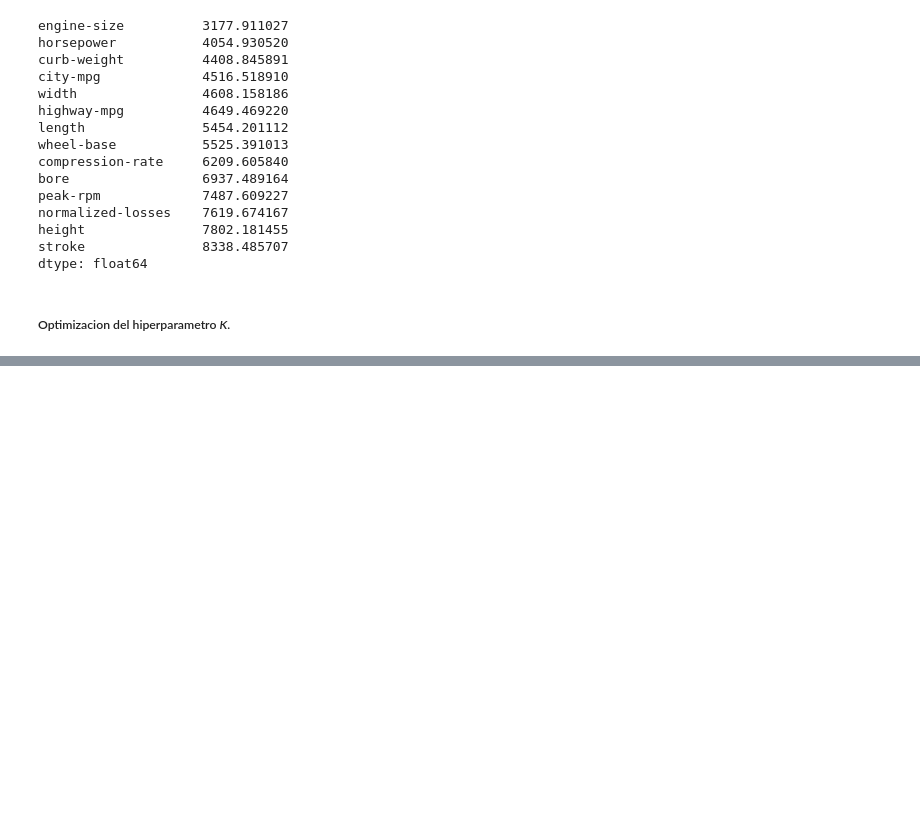
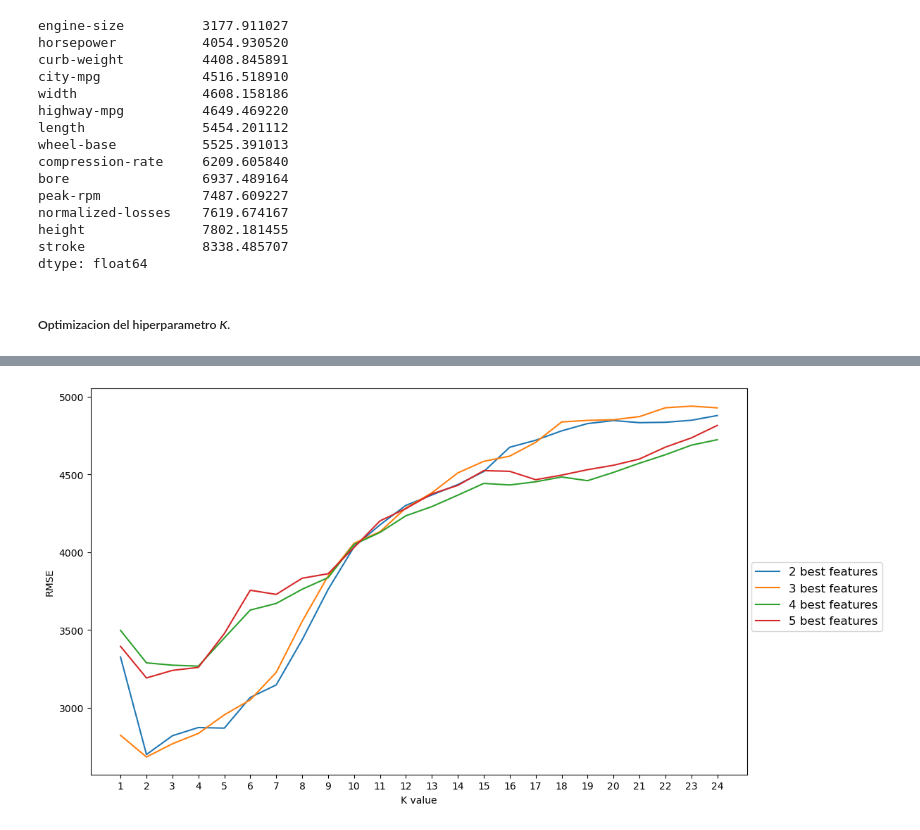
Before and after one commit to JeanGC970520/caipc, a Jupyter notebook: my_learning/intro_to_KNN/project_price_cars_predictions.ipynb, the cells around one changed output, grey strips where cells are left out. Cells and saved outputs as stored; diff of their text form; code cells hidden in the pictures; blank space fills up the shorter version.

```diff
--- a/my_learning/intro_to_KNN/project_price_cars_predictions.ipynb
+++ b/my_learning/intro_to_KNN/project_price_cars_predictions.ipynb
@@ -192,0 +279,17 @@ dtype: float64
+# %%
+############################################
+# Calculando el promedio de RMSE y ordenando
+# las mejorescategorias
+############################################
+
+feature_avg_rmse = {}
+
+for k,v in k_rmse_results.items():
+    avg_rmse = np.mean( list(v.values()) )
+    feature_avg_rmse[k] = avg_rmse
+
+series_avg_rmse = pd.Series(feature_avg_rmse)
+sorted_series_avg_rmse = series_avg_rmse.sort_values()
+print(sorted_series_avg_rmse)
+sorted_features = sorted_series_avg_rmse.index
+sorted_features
@@ -192,0 +432,20 @@ dtype: float64
+# %%
+#############################
+# Visualizacion de los datos
+#############################
+
+fig, axs = plt.subplots(layout='constrained', figsize=(12,6))
+plt.xticks([ n for n in range(1,25)] )
+
+for k,v in k_rmse_results.items():
+    x = list(v.keys())
+    y = list(v.values())
+
+    axs.plot(x, y, label=k)
+    axs.set_xlabel('K value')
+    axs.set_ylabel('RMSE')
+
+fig.legend(loc='outside right', ncols=1, fontsize='large')
+plt.show()
+# %% [output]
+[figure, added]
```
Also changed, not shown: parts of 7 cells of this notebook.
